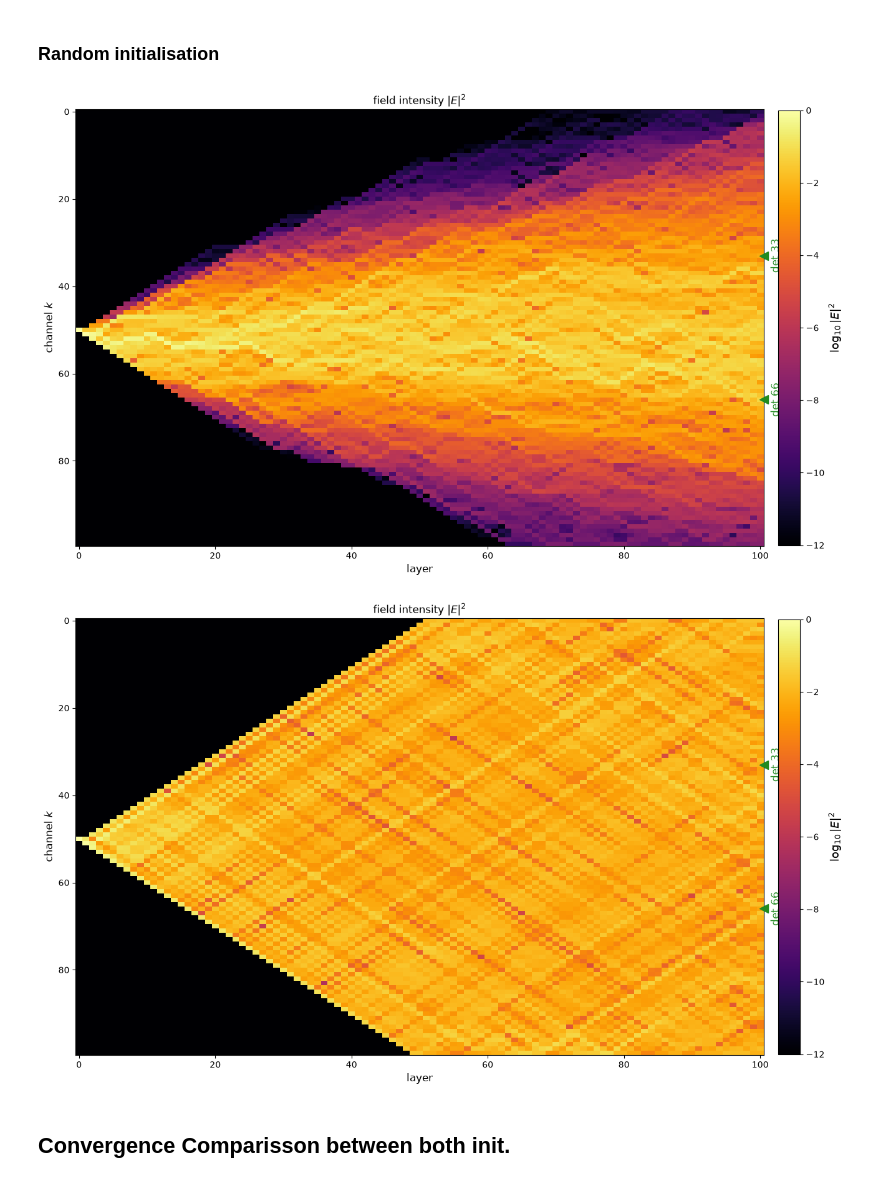
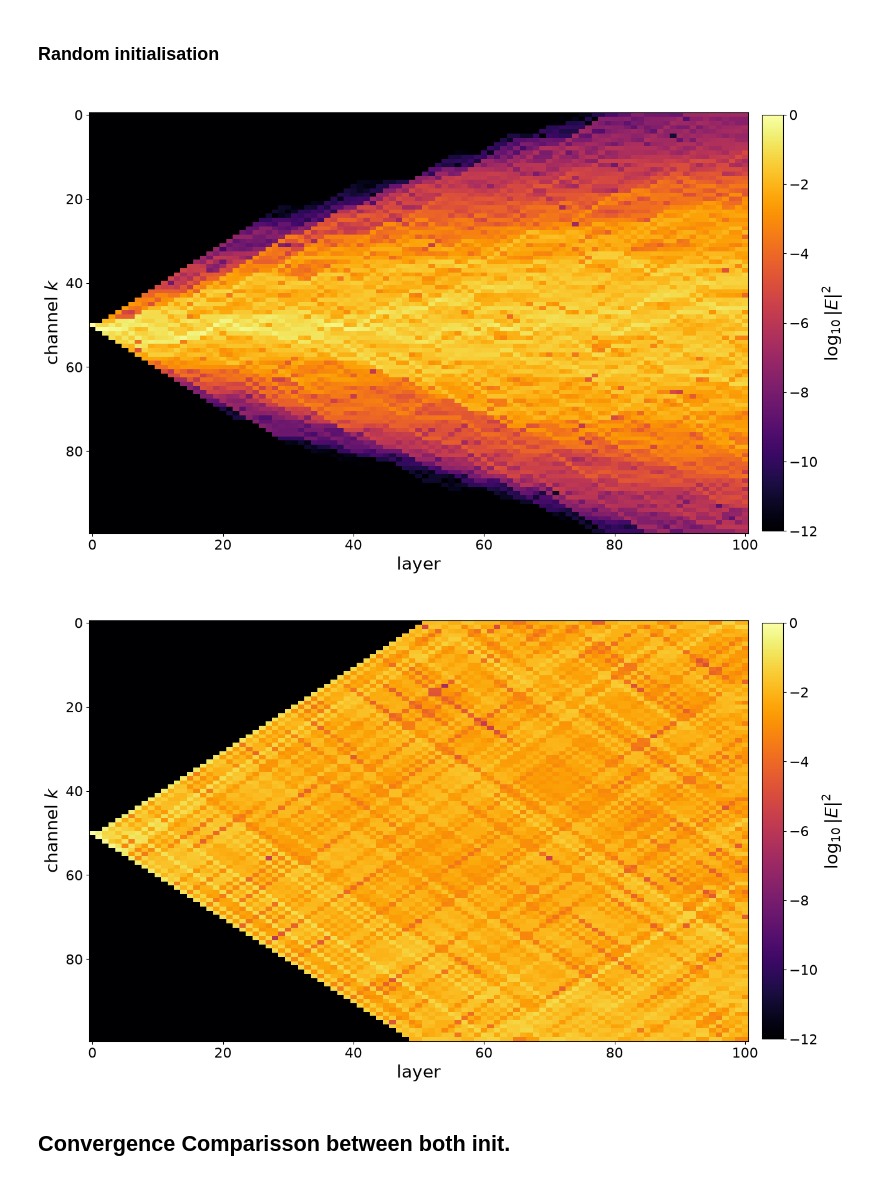
Before and after one commit to kaschdaniel/MANTIS, a Jupyter notebook: TimsEvalNotebook.ipynb, the cells around one changed output. Saved outputs shown, nothing was run; the diff lists cells and outputs as text; code cells hidden in the pictures.

```diff
--- a/TimsEvalNotebook.ipynb
+++ b/TimsEvalNotebook.ipynb
@@ -20,20 +20,20 @@ import matplotlib.pyplot as plt
 # %%
 N=100 #number of channels (number of pixels in mnist image)
 prop_mesh = MZIMesh(N, plan_rectangular(N, N)) #creating mesh object
 thetas, phis = prop_mesh.init_random() #initializing random weights
 
 layers = prop_mesh.layer_matrices(thetas, phis)   #build transfer matrices (layers) from parameters
 E_train=np.zeros(100)
 E_train[50]=1
 E_out  = forward(E_train, layers)         #propagation that gives end result directly
 
 E_hist = forward_history(E_train, layers) #propagation that gives all E-fields for every layer
 
 #Calculating and plotting intensity for one specific batch (2)
 I = np.abs(E_hist[:,:])**2
-fig, _ = plot_intensity_map(I, detectors=[33,66], log=True)
+fig, _ = plot_intensity_map(I, log=True, title=r" ", label_fontsize=20, tick_fontsize=16)
 # %% [output]
-[figure, old version]
+[figure, new version]
 # %%
 N=100 #number of channels (number of pixels in mnist image)
 prop_mesh = MZIMesh(N, plan_rectangular(N, N)) #creating mesh object
@@ -48,9 +48,9 @@ E_hist = forward_history(E_train, layers) #propagation that gives all E-fields f
 
 #Calculating and plotting intensity for one specific batch (2)
 I = np.abs(E_hist[:,:])**2
-fig, _ = plot_intensity_map(I, detectors=[33,66], log=True)
+fig, _ = plot_intensity_map(I, log=True, title=r" ", label_fontsize=20, tick_fontsize=16)
 # %% [output]
-[figure, old version]
+[figure, new version]
 # %% [markdown]
 ## Convergence Comparisson between both init.
 # %%
```
Also changed, not shown: parts of 10 cells of this notebook, 7 other files.
